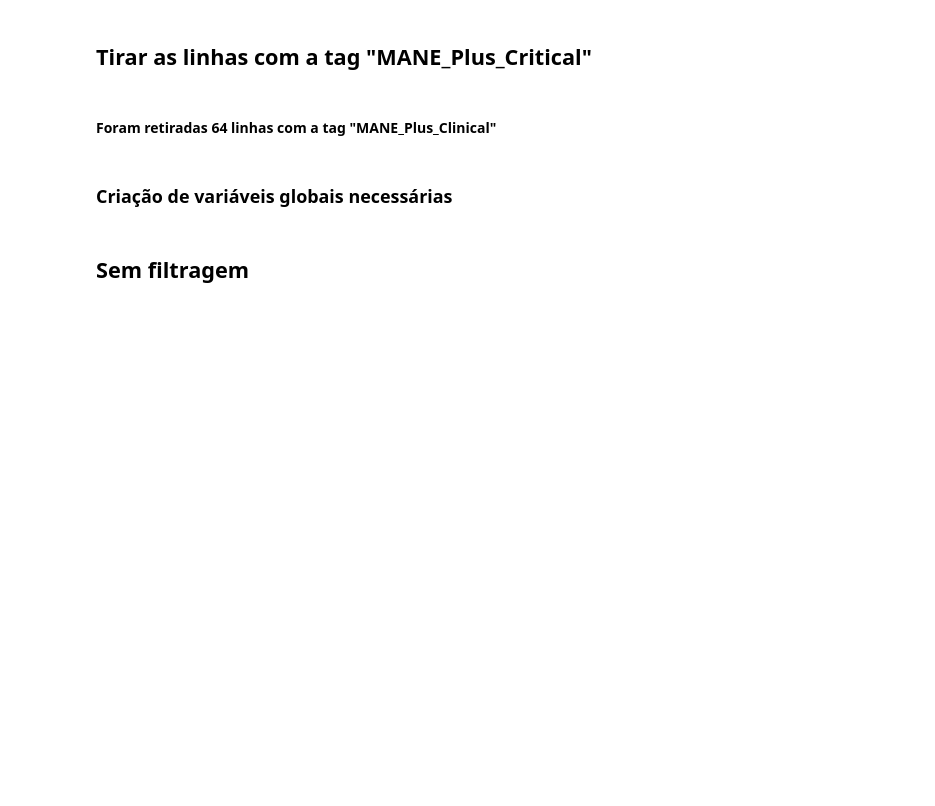
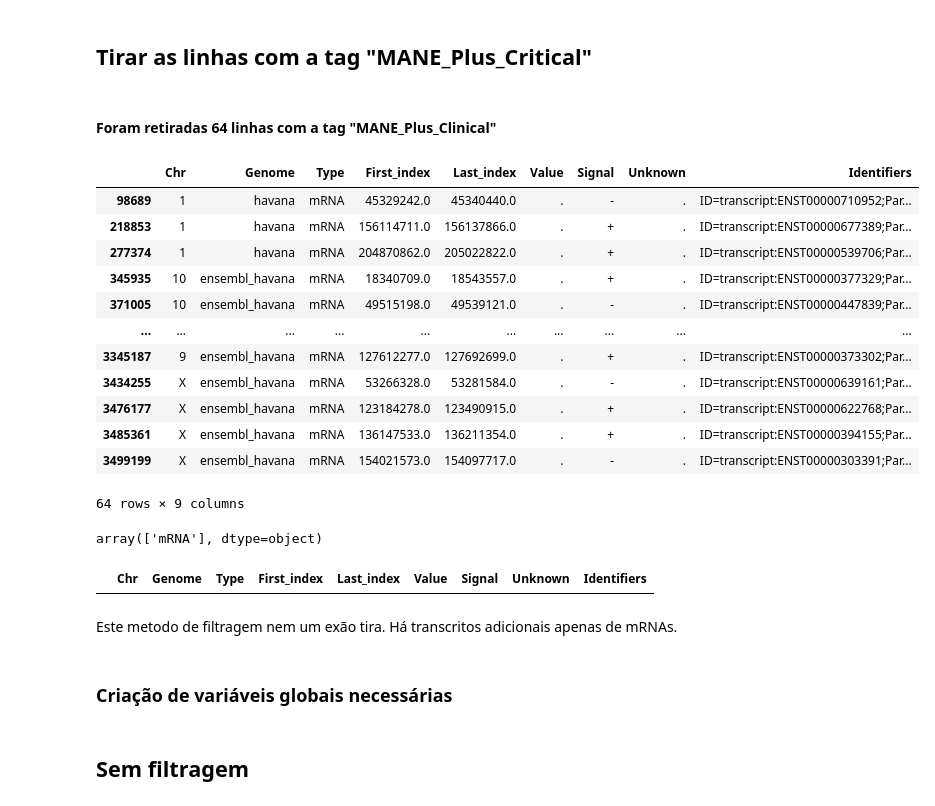
Before and after one commit to AndreSantos2000/A_map_of_privacy-sensitivity_in_human_genomes, a Jupyter notebook: jupyter_scripts/diseaseGenes/DG_densities.ipynb, the cells around one changed output. Saved outputs shown, nothing was run; the diff lists cells and outputs as text; code cells hidden in the pictures; blank space fills up the shorter version.

```diff
--- a/jupyter_scripts/diseaseGenes/DG_densities.ipynb
+++ b/jupyter_scripts/diseaseGenes/DG_densities.ipynb
@@ -225,6 +225,33 @@ tanscripts_df_ManeSelect = tanscripts_df[~MPC_rows]
 #tanscripts_df_ManeSelect
 # %% [markdown]
 #### Foram retiradas 64 linhas com a tag "MANE_Plus_Clinical"
+# %%
+tanscripts_df_Mane_Plus_Clinical = tanscripts_df[MPC_rows]
+tanscripts_df_Mane_Plus_Clinical
+# %% [output]
+|  | Chr | Genome | Type | First_index | Last_index | Value | Signal | Unknown | Identifiers |
+| 98689 | 1 | havana | mRNA | 45329242.0 | 45340440.0 | . | - | . | ID=transcript:ENST00000710952;Par... |
+| 218853 | 1 | havana | mRNA | 156114711.0 | 156137866.0 | . | + | . | ID=transcript:ENST00000677389;Par... |
+| 277374 | 1 | havana | mRNA | 204870862.0 | 205022822.0 | . | + | . | ID=transcript:ENST00000539706;Par... |
+| 345935 | 10 | ensembl_havana | mRNA | 18340709.0 | 18543557.0 | . | + | . | ID=transcript:ENST00000377329;Par... |
+| 371005 | 10 | ensembl_havana | mRNA | 49515198.0 | 49539121.0 | . | - | . | ID=transcript:ENST00000447839;Par... |
+| ... | ... | ... | ... | ... | ... | ... | ... | ... | ... |
+| 3345187 | 9 | ensembl_havana | mRNA | 127612277.0 | 127692699.0 | . | + | . | ID=transcript:ENST00000373302;Par... |
+| 3434255 | X | ensembl_havana | mRNA | 53266328.0 | 53281584.0 | . | - | . | ID=transcript:ENST00000639161;Par... |
+| 3476177 | X | ensembl_havana | mRNA | 123184278.0 | 123490915.0 | . | + | . | ID=transcript:ENST00000622768;Par... |
+| 3485361 | X | ensembl_havana | mRNA | 136147533.0 | 136211354.0 | . | + | . | ID=transcript:ENST00000394155;Par... |
+| 3499199 | X | ensembl_havana | mRNA | 154021573.0 | 154097717.0 | . | - | . | ID=transcript:ENST00000303391;Par... |
+64 rows × 9 columns
+# %%
+tanscripts_df_Mane_Plus_Clinical["Type"].unique()
+# %% [output]
+array(['mRNA'], dtype=object)
+# %%
+tanscripts_df_Mane_Plus_Clinical.loc[tanscripts_df_Mane_Plus_Clinical["Type"] == "exon"]
+# %% [output]
+|  | Chr | Genome | Type | First_index | Last_index | Value | Signal | Unknown | Identifiers |
+# %% [markdown]
+Este metodo de filtragem nem um exão tira. Há transcritos adicionais apenas de mRNAs.
 # %% [markdown]
 ### Criação de variáveis globais necessárias
 # %%
```
Also changed, not shown: parts of 17 cells of this notebook.
